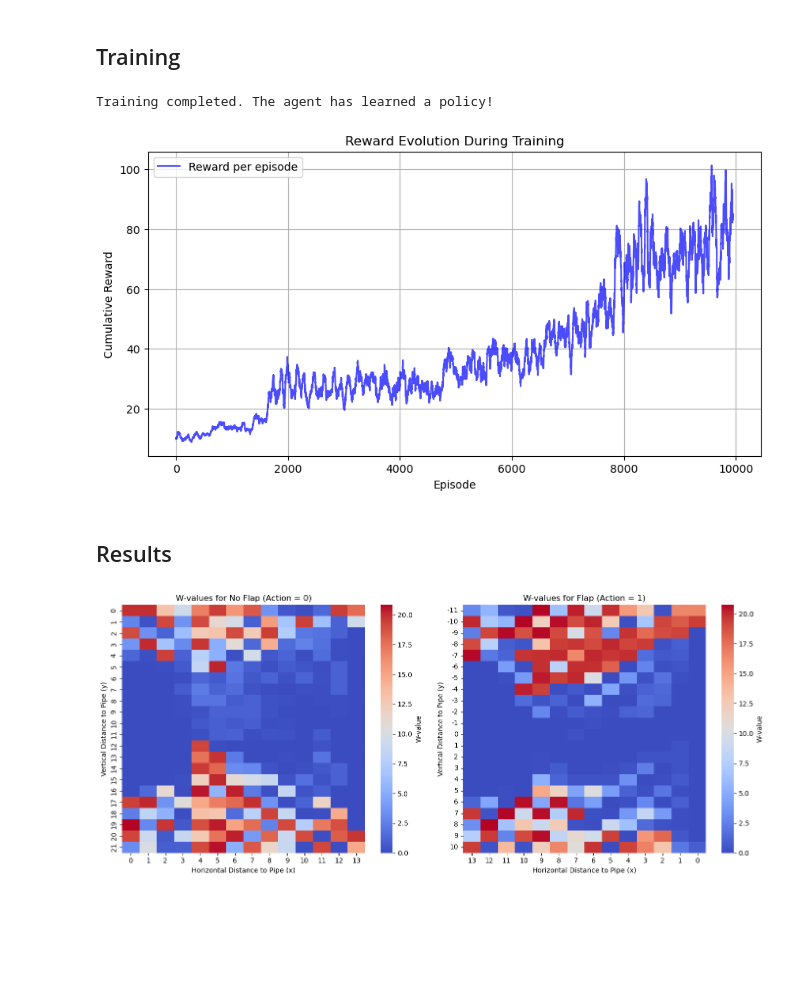
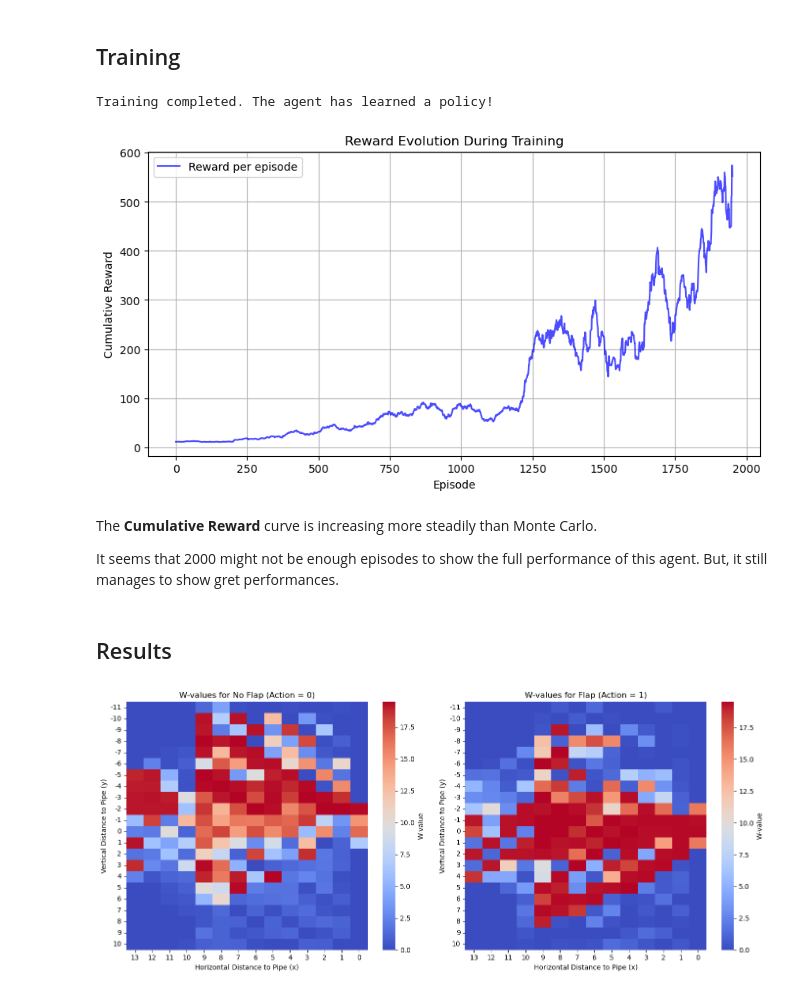
Before and after one commit to L4ncelin/FlappyBird_Reinforcement_Learning, a Jupyter notebook: Main_FlappyBird_Sarsa.ipynb, the cells around one changed output. Saved outputs shown, nothing was run; the diff lists cells and outputs as text; code cells hidden in the pictures; blank space fills up the shorter version.

Commit message:
Final Results for MonteCarlo & Sarsa Agents

```diff
--- a/Main_FlappyBird_Sarsa.ipynb
+++ b/Main_FlappyBird_Sarsa.ipynb
@@ -24,9 +24,9 @@ if __name__ == '__main__':
     state_shape = (14, 22)  # Tuple observation space: Discrete(14), Discrete(22)
 
     # Initialize the Sarsa(λ) agent with the necessary parameters
-    agent = SarsaLambdaAgent(state_size=state_shape, action_size=action_size, alpha=0.1, gamma=0.96, lambd=0.9, epsilon=1.0)
+    agent = SarsaLambdaAgent(state_size=state_shape, action_size=action_size, alpha=0.2, gamma=0.95, lambd=0.96, epsilon=1.0)
 
-    num_episodes = 10000  # Number of training episodes
+    num_episodes = 2000  # Number of training episodes
     reward_history = []
 
     epsilon_min = 0.01  # Minimum exploration
@@ -40,37 +40,41 @@ if __name__ == '__main__':
 
         # Initialize the action using the selection method
         action = agent.select_action(obs)
 
         while not done:
             next_obs, reward, done, _, info = env.step(action)
             next_action = agent.select_action(next_obs)
 
             # Add the transition to the trajectory
             trajectory.append((obs, action, reward))
 
             # Update the agent using the transition
             agent.update_policy(obs, action, reward, next_obs, next_action, done)
 
             obs = next_obs
             action = next_action
             total_reward += reward
 
         reward_history.append(total_reward)
 
         # Gradually reduce exploration
         agent.epsilon = max(epsilon_min, agent.epsilon * epsilon_decay)
 
     print("Training completed. The agent has learned a policy!")
 
     # Display the average rewards
     smoothed_rewards = moving_average(reward_history, window_size=50)
     plot_rewards(smoothed_rewards)
 # %% [output]
 Training completed. The agent has learned a policy!
-[figure, old version]
+[figure, new version]
+# %% [markdown]
+The **Cumulative Reward** curve is increasing more steadily than Monte Carlo.
+
+It seems that 2000 might not be enough episodes to show the full performance of this agent. But, it still manages to show gret performances.
 # %% [markdown]
 ## Results
 # %%
 plot_w_values(agent.w)
 # %% [output]
-[figure, old version]
+[figure, new version]
```
Also changed, not shown: parts of 7 cells of this notebook, 2 other files.
